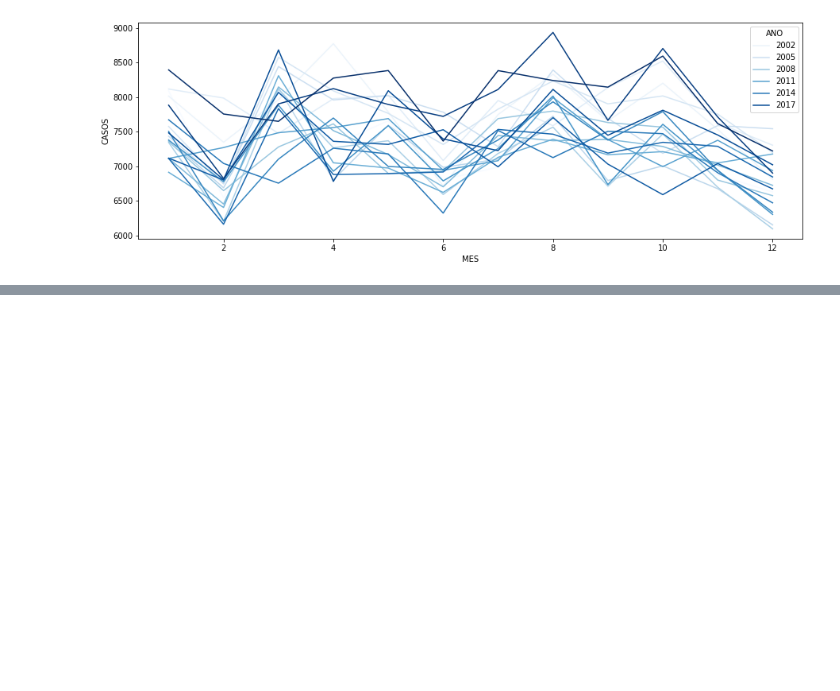
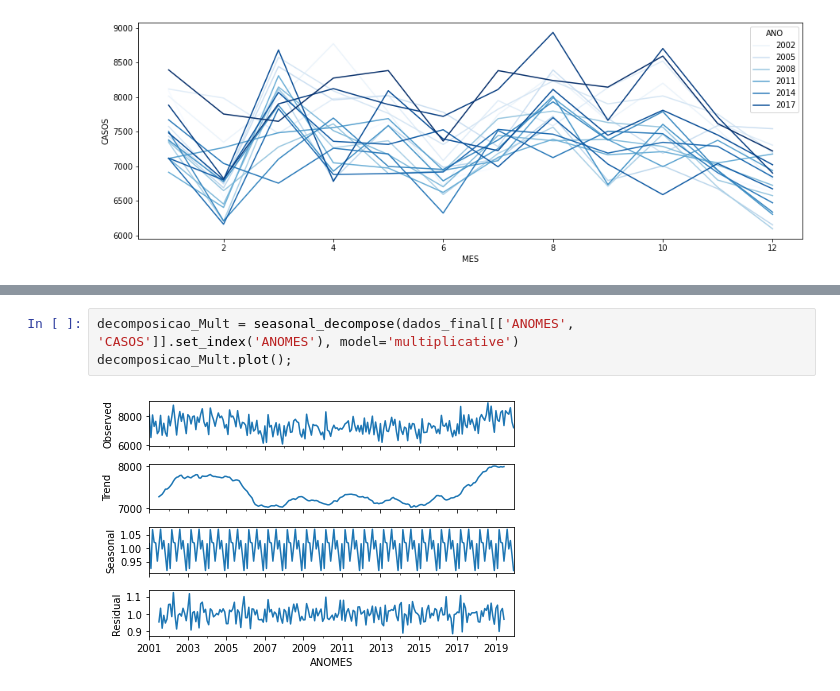
Before and after one commit to Kensawa94/Portifolio-Alura, a Jupyter notebook: Diário/Módulo 4/Atividade - 4/Atividade - 4.ipynb, the cells around one changed output, grey strips where cells are left out. Cells and saved outputs as stored; diff of their text form; blank space fills up the shorter version.

```diff
--- a/Diário/Módulo 4/Atividade - 4/Atividade - 4.ipynb
+++ b/Diário/Módulo 4/Atividade - 4/Atividade - 4.ipynb
@@ -212,0 +222,5 @@ sns.lineplot(x="MES", y = "CASOS", data= dados_final, hue = 'ANO', palette= 'Blu
+# %%
+decomposicao_Mult = seasonal_decompose(dados_final[['ANOMES', 'CASOS']].set_index('ANOMES'), model='multiplicative')
+decomposicao_Mult.plot();
+# %% [output]
+[figure, added]
```
Also changed, not shown: parts of 2 cells of this notebook.
